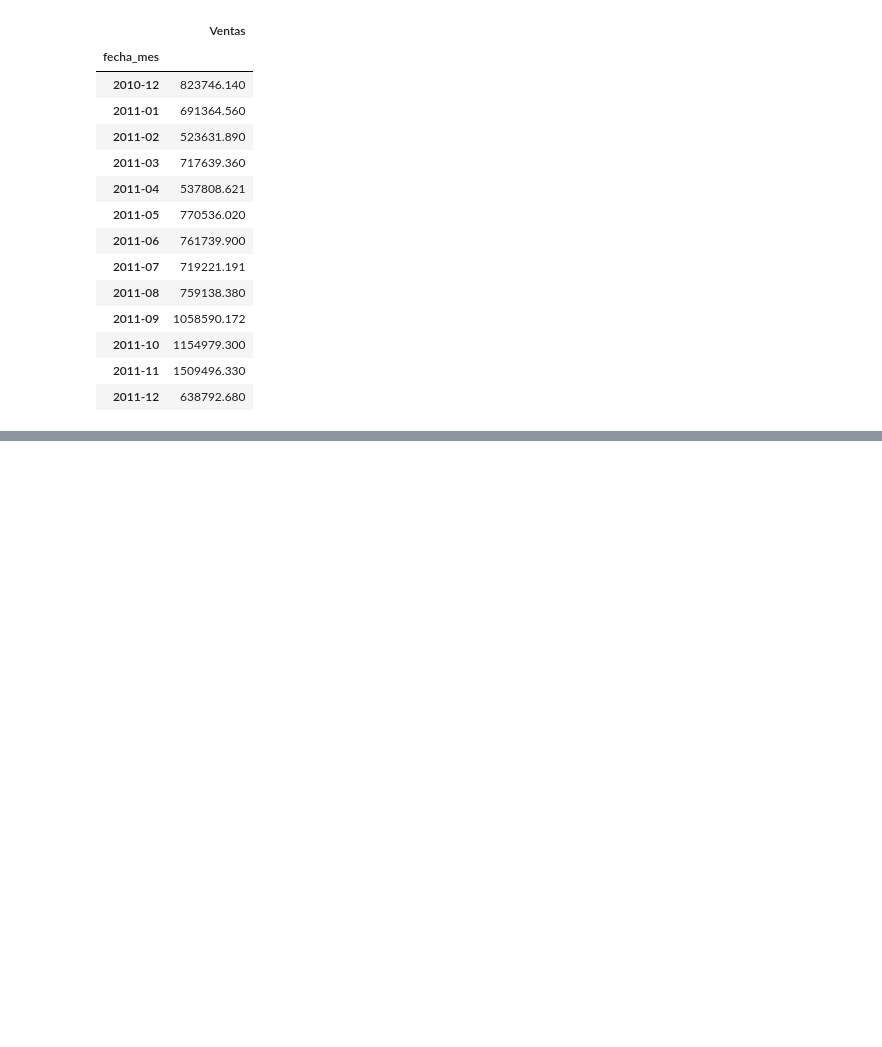
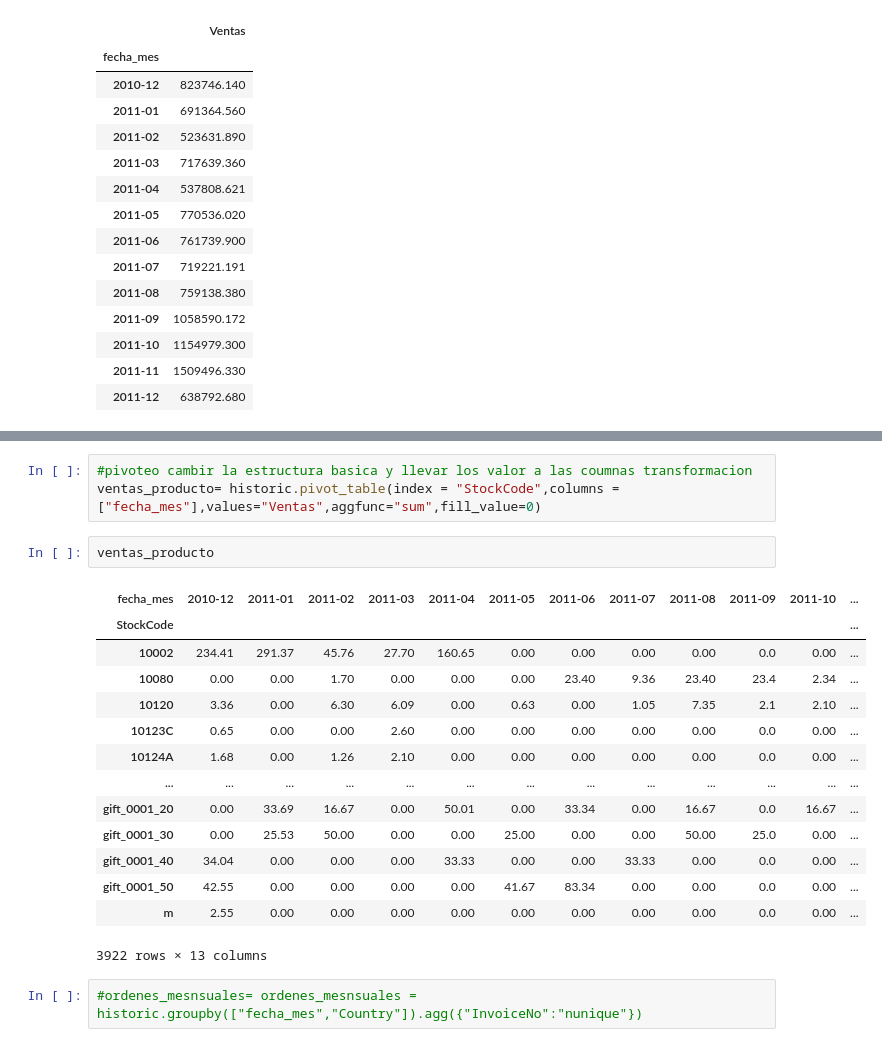
Before and after one commit to jk10s/Ciencia-De-Datos-Platzi, a Jupyter notebook: Curso de Manipulación y Análisis de Datos con Pandas y Python/histroy_youtube.ipynb, the cells around one changed output, grey strips where cells are left out. Saved outputs shown, nothing was run; the diff lists cells and outputs as text; blank space fills up the shorter version.

```diff
--- a/Curso de Manipulación y Análisis de Datos con Pandas y Python/histroy_youtube.ipynb
+++ b/Curso de Manipulación y Análisis de Datos con Pandas y Python/histroy_youtube.ipynb
@@ -224,0 +261,22 @@ KeyError: 'fecha_mes'
+# %%
+#pivoteo cambir la estructura basica y llevar los valor a las coumnas transformacion
+ventas_producto= historic.pivot_table(index = "StockCode",columns = ["fecha_mes"],values="Ventas",aggfunc="sum",fill_value=0)
+# %%
+ventas_producto
+# %% [output]
+| fecha_mes | 2010-12 | 2011-01 | 2011-02 | 2011-03 | 2011-04 | 2011-05 | 2011-06 | 2011-07 | 2011-08 | 2011-09 | 2011-10 | ... |
+| StockCode |  |  |  |  |  |  |  |  |  |  |  | ... |
+| 10002 | 234.41 | 291.37 | 45.76 | 27.70 | 160.65 | 0.00 | 0.00 | 0.00 | 0.00 | 0.0 | 0.00 | ... |
+| 10080 | 0.00 | 0.00 | 1.70 | 0.00 | 0.00 | 0.00 | 23.40 | 9.36 | 23.40 | 23.4 | 2.34 | ... |
+| 10120 | 3.36 | 0.00 | 6.30 | 6.09 | 0.00 | 0.63 | 0.00 | 1.05 | 7.35 | 2.1 | 2.10 | ... |
+| 10123C | 0.65 | 0.00 | 0.00 | 2.60 | 0.00 | 0.00 | 0.00 | 0.00 | 0.00 | 0.0 | 0.00 | ... |
+| 10124A | 1.68 | 0.00 | 1.26 | 2.10 | 0.00 | 0.00 | 0.00 | 0.00 | 0.00 | 0.0 | 0.00 | ... |
+| ... | ... | ... | ... | ... | ... | ... | ... | ... | ... | ... | ... | ... |
+| gift_0001_20 | 0.00 | 33.69 | 16.67 | 0.00 | 50.01 | 0.00 | 33.34 | 0.00 | 16.67 | 0.0 | 16.67 | ... |
+| gift_0001_30 | 0.00 | 25.53 | 50.00 | 0.00 | 0.00 | 25.00 | 0.00 | 0.00 | 50.00 | 25.0 | 0.00 | ... |
+| gift_0001_40 | 34.04 | 0.00 | 0.00 | 0.00 | 33.33 | 0.00 | 0.00 | 33.33 | 0.00 | 0.0 | 0.00 | ... |
+| gift_0001_50 | 42.55 | 0.00 | 0.00 | 0.00 | 0.00 | 41.67 | 83.34 | 0.00 | 0.00 | 0.0 | 0.00 | ... |
+| m | 2.55 | 0.00 | 0.00 | 0.00 | 0.00 | 0.00 | 0.00 | 0.00 | 0.00 | 0.0 | 0.00 | ... |
+3922 rows × 13 columns
+# %%
+#ordenes_mesnsuales= ordenes_mesnsuales = historic.groupby(["fecha_mes","Country"]).agg({"InvoiceNo":"nunique"})
```
Also changed, not shown: parts of 5 cells of this notebook.
